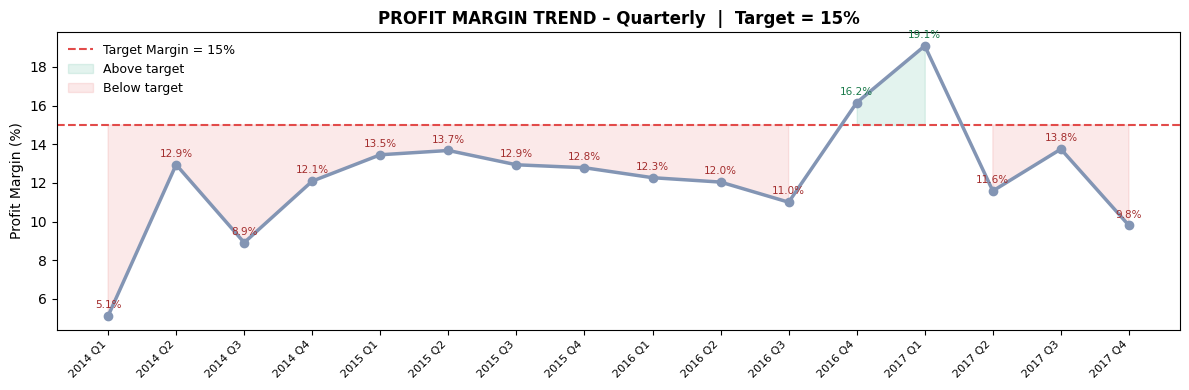
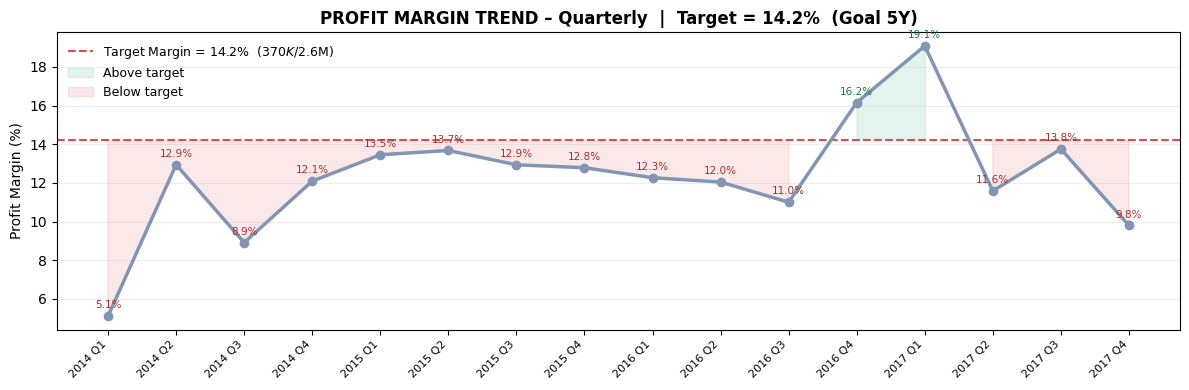
Unified diff of the notebook cell whose output changed from the first chart to the second:
--- before
+++ after
@@ -1,29 +1,43 @@
+# ── Profit Margin Trend theo quý
+df['Order Date'] = pd.to_datetime(df['Order Date'])
+df['Year']    = df['Order Date'].dt.year
+df['Quarter'] = df['Order Date'].dt.quarter
 
-# ── Profit Margin Trend theo quý
-quarterly_pnl = df.groupby(['Year', 'Quarter'])[['Sales','Profit']].sum().reset_index()
+SALES_GOAL_5Y  = 2_600_000
+PROFIT_GOAL_5Y = 370_000
+target_margin  = PROFIT_GOAL_5Y / SALES_GOAL_5Y * 100   # = 14.2%
+
+quarterly_pnl = df.groupby(['Year', 'Quarter'])[['Sales', 'Profit']].sum().reset_index()
 quarterly_pnl['Margin'] = quarterly_pnl['Profit'] / quarterly_pnl['Sales'] * 100
-quarterly_pnl['label'] = quarterly_pnl['Year'].astype(str) + ' Q' + quarterly_pnl['Quarter'].astype(str)
-quarterly_pnl = quarterly_pnl.sort_values(['Year','Quarter'])
+quarterly_pnl['label']  = quarterly_pnl['Year'].astype(str) + ' Q' + quarterly_pnl['Quarter'].astype(str)
+quarterly_pnl = quarterly_pnl.sort_values(['Year', 'Quarter'])
 
 fig, ax = plt.subplots(figsize=(12, 4))
-x = range(len(quarterly_pnl))
+x      = range(len(quarterly_pnl))
 margin = quarterly_pnl['Margin'].values
 labels = quarterly_pnl['label'].values
 
 ax.plot(x, margin, color='#8395B4', linewidth=2.5, marker='o', markersize=6, zorder=3)
-ax.axhline(15, color='#E24B4A', linestyle='--', linewidth=1.5, label='Target Margin = 15%')
-ax.fill_between(x, margin, 15, where=[v>=15 for v in margin],
+ax.axhline(target_margin, color='#E24B4A', linestyle='--', linewidth=1.5,
+           label=f'Target Margin = {target_margin:.1f}%  (${PROFIT_GOAL_5Y/1000:.0f}K / ${SALES_GOAL_5Y/1e6:.1f}M)')
+
+ax.fill_between(x, margin, target_margin,
+                where=[v >= target_margin for v in margin],
                 color='#1D9E75', alpha=0.12, label='Above target')
-ax.fill_between(x, margin, 15, where=[v<15 for v in margin],
+ax.fill_between(x, margin, target_margin,
+                where=[v < target_margin for v in margin],
                 color='#E24B4A', alpha=0.12, label='Below target')
 
 for xi, v in zip(x, margin):
-    ax.text(xi, v+0.4, f'{v:.1f}%', ha='center', fontsize=7.5,
-            color='#1a7a4a' if v>=15 else '#a32d2d')
+    ax.text(xi, v + 0.4, f'{v:.1f}%', ha='center', fontsize=7.5,
+            color='#1a7a4a' if v >= target_margin else '#a32d2d')
 
-ax.set_xticks(list(x)); ax.set_xticklabels(labels, rotation=45, ha='right', fontsize=8)
+ax.set_xticks(list(x))
+ax.set_xticklabels(labels, rotation=45, ha='right', fontsize=8)
 ax.set_ylabel('Profit Margin (%)')
-ax.set_title('PROFIT MARGIN TREND – Quarterly  |  Target = 15%', fontsize=12, fontweight='bold')
+ax.set_title(f'PROFIT MARGIN TREND – Quarterly  |  Target = {target_margin:.1f}%  (Goal 5Y)',
+             fontsize=12, fontweight='bold')
 ax.legend(frameon=False, loc='upper left', fontsize=9)
+ax.grid(True, axis='y', alpha=0.2)
 plt.tight_layout()
 plt.show()

Commit: update profit chart